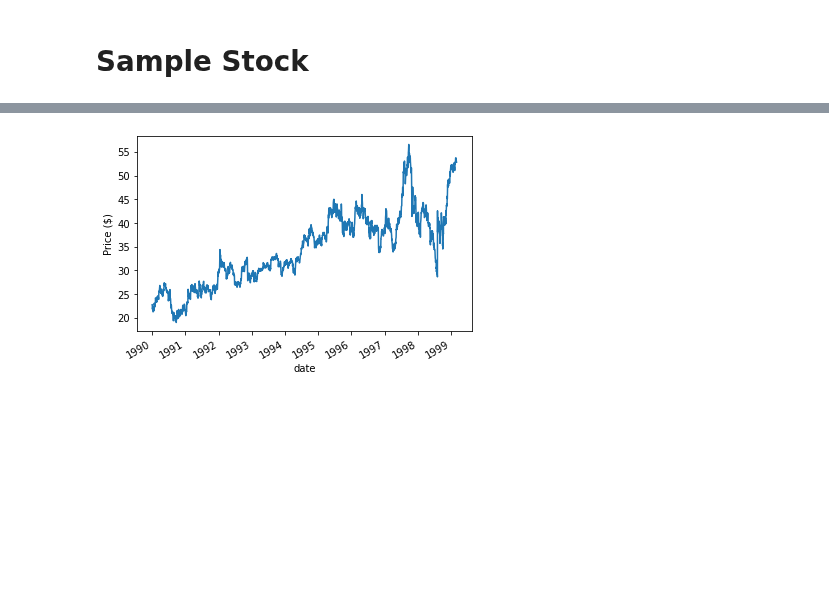
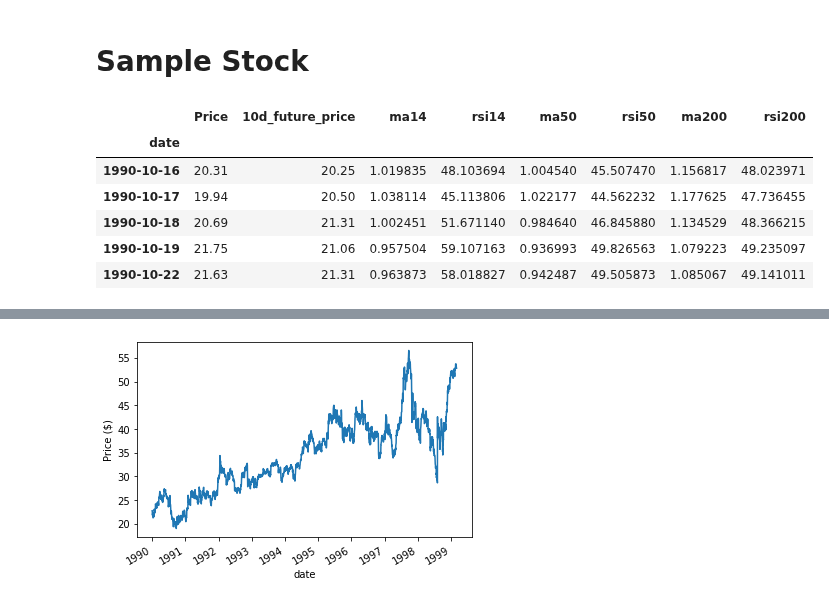
Before and after one commit to jeremylee73/differential-capital, a Jupyter notebook: Anjali.ipynb, the cells around one changed output, grey strips where cells are left out. Cells and saved outputs as stored; diff of their text form; code cells hidden in the pictures; blank space fills up the shorter version.

```diff
--- a/Anjali.ipynb
+++ b/Anjali.ipynb
@@ -20,6 +20,16 @@ sp_listings = pd.read_csv('Data/sp500_listings.csv', index_col = 'date', parse_d
 #select one stock
 stock1 = prices[['905270']]
 stock1.rename(columns = {'905270':'Price'}, inplace = True)
+# %%
+stock1.head()
+# %% [output]
+|  | Price | 10d_future_price | ma14 | rsi14 | ma50 | rsi50 | ma200 | rsi200 |
+| date |  |  |  |  |  |  |  |  |
+| 1990-10-16 | 20.31 | 20.25 | 1.019835 | 48.103694 | 1.004540 | 45.507470 | 1.156817 | 48.023971 |
+| 1990-10-17 | 19.94 | 20.50 | 1.038114 | 45.113806 | 1.022177 | 44.562232 | 1.177625 | 47.736455 |
+| 1990-10-18 | 20.69 | 21.31 | 1.002451 | 51.671140 | 0.984640 | 46.845880 | 1.134529 | 48.366215 |
+| 1990-10-19 | 21.75 | 21.06 | 0.957504 | 59.107163 | 0.936993 | 49.826563 | 1.079223 | 49.235097 |
+| 1990-10-22 | 21.63 | 21.31 | 0.963873 | 58.018827 | 0.942487 | 49.505873 | 1.085067 | 49.141011 |
 # %%
 #find when stock was delisted
 delist_date = sp_listings.where(sp_listings['stock'] == '905270').last_valid_index() + pd.DateOffset(1)
```
Also changed, not shown: parts of 1 cell of this notebook.
